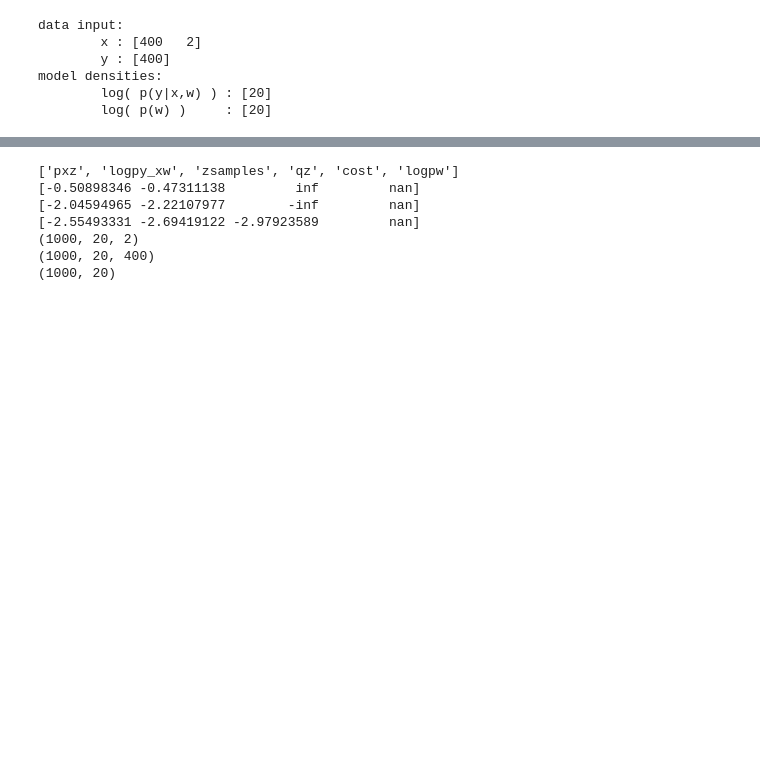
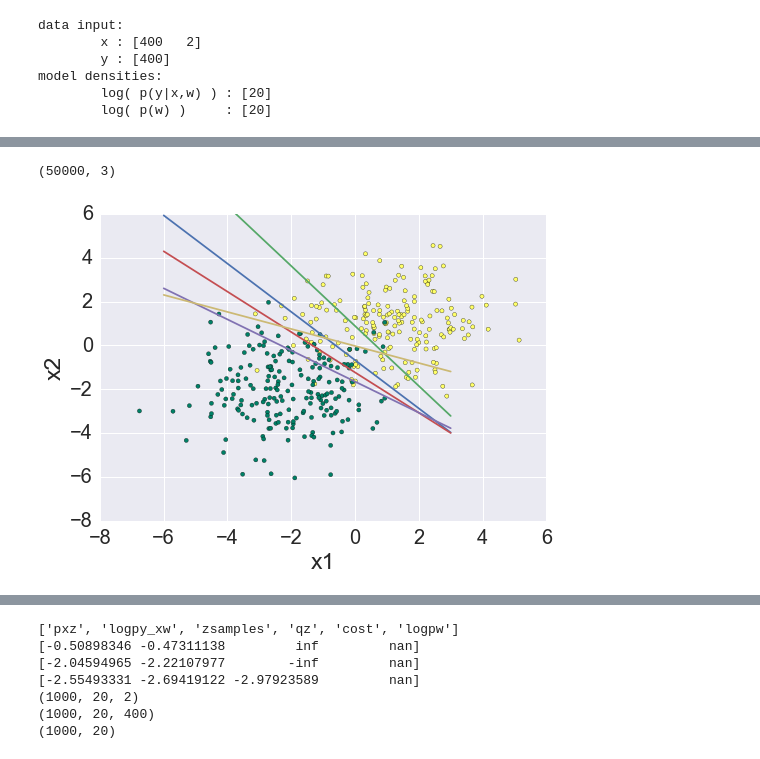
Before and after one commit to AndyZhang17/iaf2, a Jupyter notebook: phase4_logistic.ipynb, the cells around one changed output, grey strips where cells are left out. Cells and saved outputs as stored; diff of their text form; code cells hidden in the pictures; blank space fills up the shorter version.

```diff
--- a/phase4_logistic.ipynb
+++ b/phase4_logistic.ipynb
@@ -238,0 +241,24 @@ fig = plt.title('q(z), num-layer %d' % (NUM_LAYERS), fontsize=17)
+# %%
+print zs.shape
+IDS = npr.choice(zs.shape[0],5,replace=False)
+# IDS = IDS
+plotZ.category2d(data['x'],data['y'],dotarea=17,cmap='summer')
+plt.tick_params(axis='both', which='major', labelsize=20)
+plt.xlabel('x1',fontsize=23); plt.ylabel('x2',fontsize=23)
+# axes = plt.axes
+axes = plt.gca()
+xlims, ylims = axes.get_xlim(), axes.get_ylim()
+# plt.savefig(ROOT+'/data.png')
+X1, X2 = -6., +3.
+for i, idx in enumerate(IDS):
+    [w1,w2,b] = zs[idx,:]
+    Y1 = ( -w1*X1-b )/ w2
+    Y2 = ( -w1*X2-b )/ w2
+    plt.plot([X1,X2],[Y1,Y2],'-')
+plt.xlim(xlims); plt.ylim(ylims)
+# if SAVE_FLAG:
+#     plt.savefig(ROOT+'/boarders.png')
+plt.show()
+# %% [output]
+(50000, 3)
+[figure, added]
```
Also changed, not shown: parts of 12 cells of this notebook, 6 other files.
